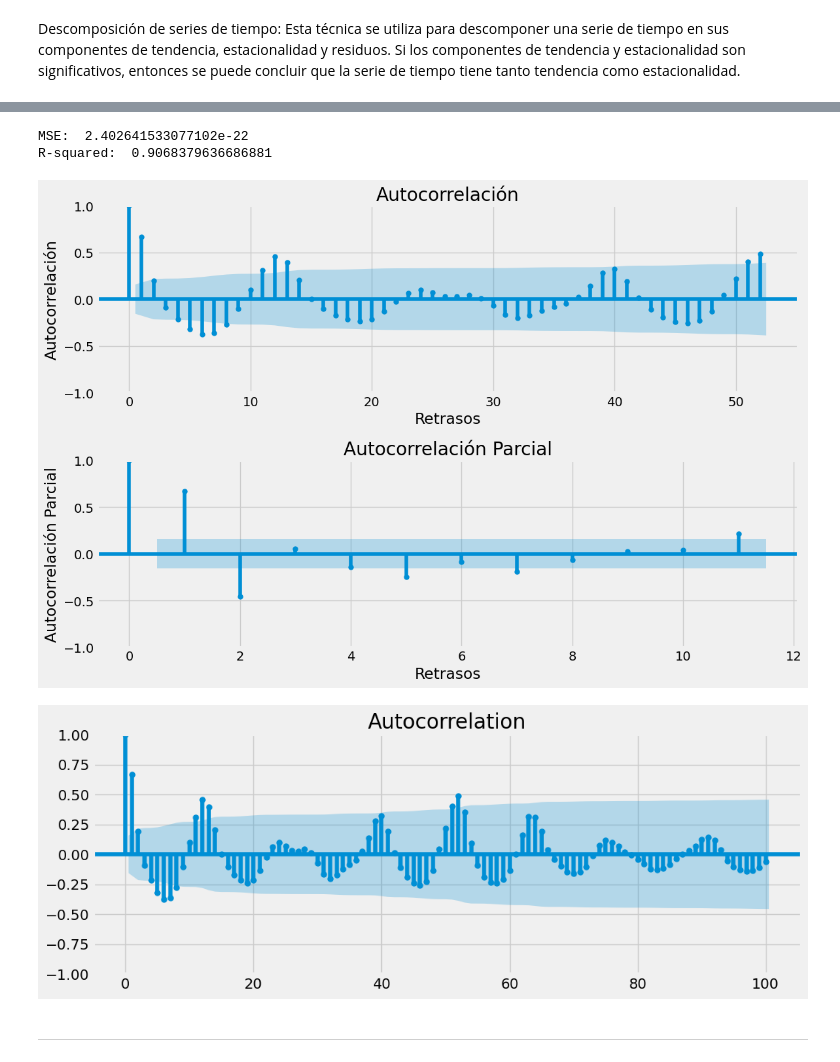
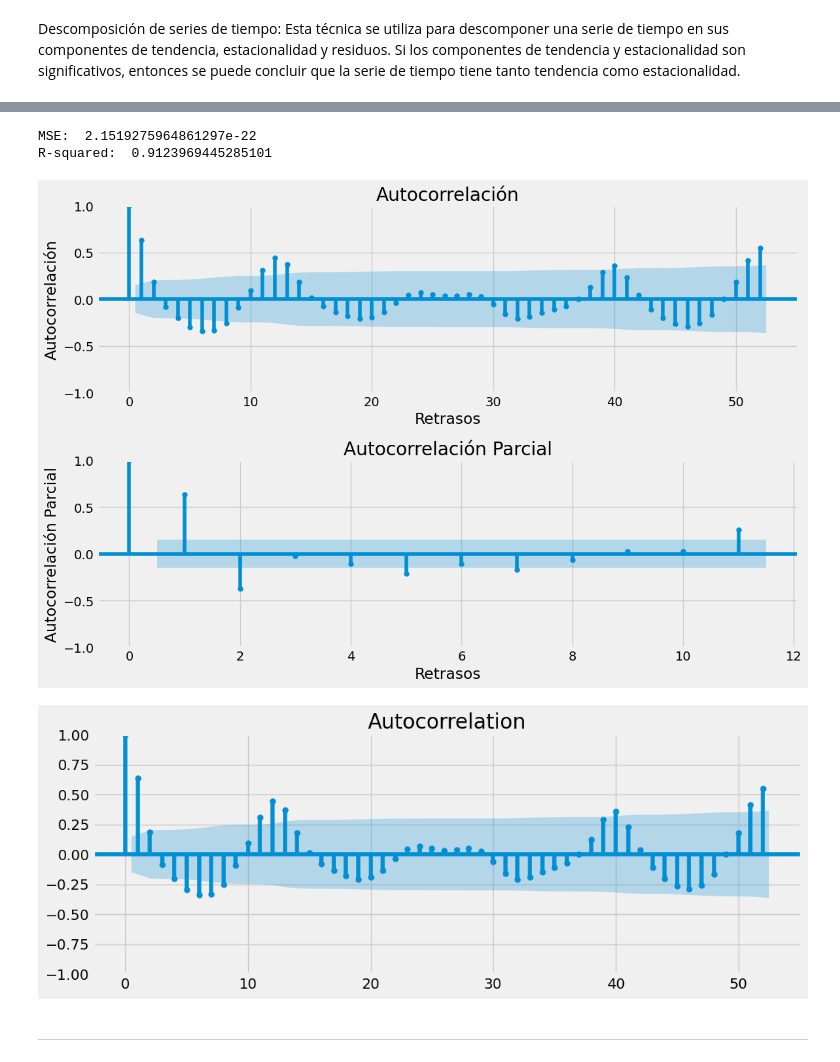
Before and after one commit to angelamejia804/TimeSeries, a Jupyter notebook: Preparacion_TimeSeries_Recepcion_2_1.ipynb, the cells around one changed output, grey strips where cells are left out. Cells and saved outputs as stored; diff of their text form; code cells hidden in the pictures.

```diff
--- a/Preparacion_TimeSeries_Recepcion_2_1.ipynb
+++ b/Preparacion_TimeSeries_Recepcion_2_1.ipynb
@@ -188,6 +188,3 @@ df_recepcion
 173 rows × 2 columns
 # %%
 df_recepcion=df_recepcion.groupby('Semana').sum() # promedio semanal
-# %%
-df_recepcion=df_recepcion.loc['2020-W01':'2022-W53'] #dejamos el 2023 para probar el modelo
-df_recepcion.head()
@@ -348,8 +343,8 @@ print('MSE: ', mse)
 #print('RMSE: ', rmse)
 print('R-squared: ', r2)
 # %% [output]
-MSE:  2.402641533077102e-22
-R-squared:  0.9068379636686881
+MSE:  2.1519275964861297e-22
+R-squared:  0.9123969445285101
 # %%
 # Generar los gráficos de autocorrelación y autocorrelación parcial
 fig, ax = plt.subplots(nrows=2, figsize=(12, 8))
@@ -365,14 +360,14 @@ ax[1].set_title('Autocorrelación Parcial')
 plt.tight_layout()
 plt.show()
 # %% [output]
-[figure, old version]
+[figure, new version]
 # %%
 # Crear gráfico de autocorrelación- ¿
 from statsmodels.graphics.tsaplots import plot_acf
-plot_acf(df_recepcion["Tallos"], lags=100)
+plot_acf(df_recepcion["Tallos"], lags=52)
 plt.show()
 # %% [output]
-[figure, old version]
+[figure, new version]
 # %% [markdown]
 ------------------- ----------------------------------- ---------------------- ------------------------- -------------
 # %% [markdown]
```
Also changed, not shown: parts of 14 cells of this notebook.
